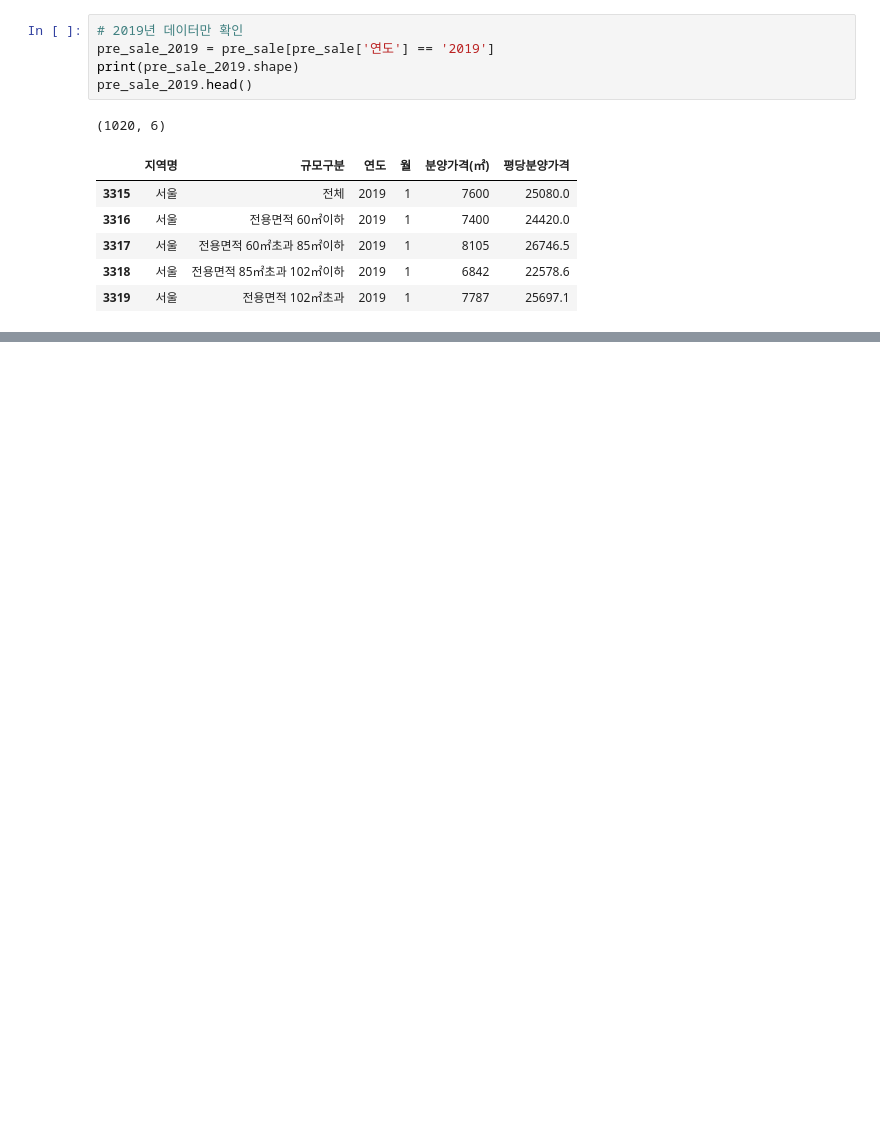
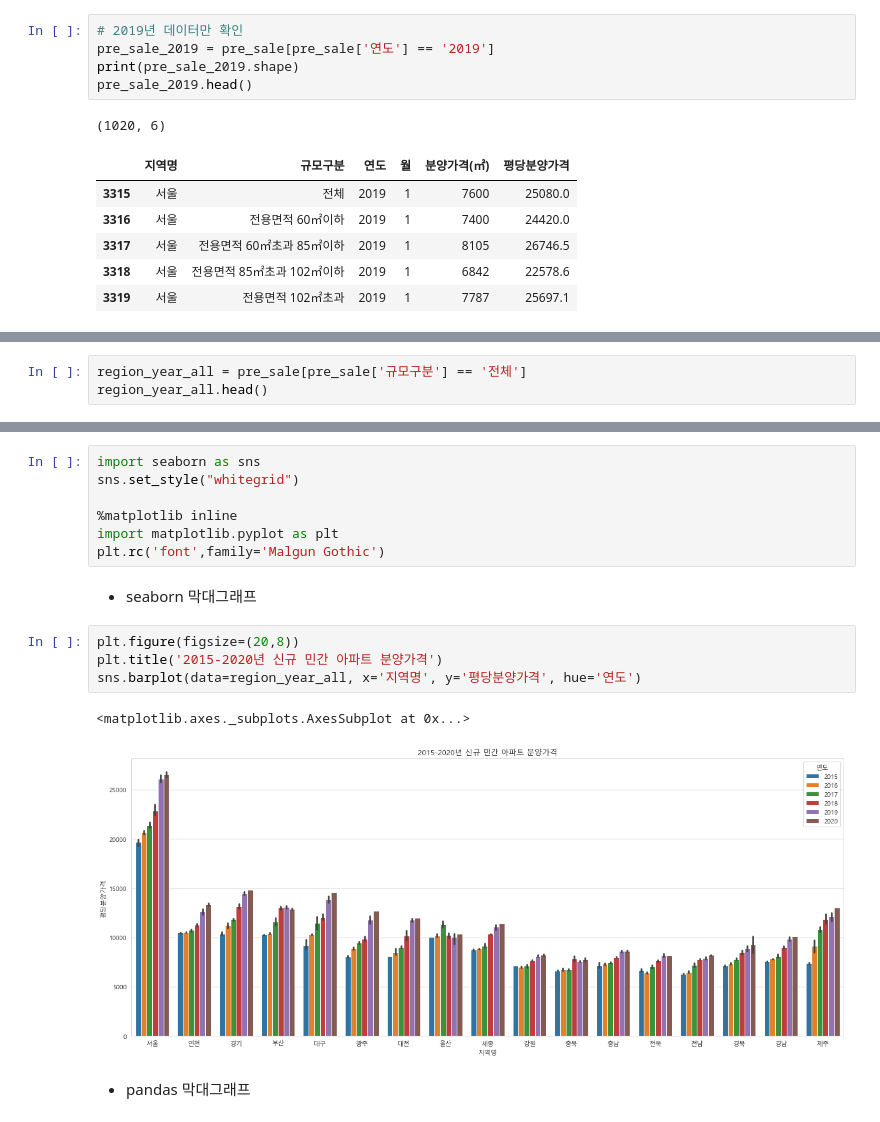
Before and after one commit to kamzzang/OpenDataAnalysis, a Jupyter notebook: Apt_presale_price_analysis.ipynb, the cells around one changed output, grey strips where cells are left out. Cells and saved outputs as stored; diff of their text form; blank space fills up the shorter version.

```diff
--- a/Apt_presale_price_analysis.ipynb
+++ b/Apt_presale_price_analysis.ipynb
@@ -179,0 +208,3 @@ Name: 지역명, dtype: int64
+# %%
+region_year_all = pre_sale[pre_sale['규모구분'] == '전체']
+region_year_all.head()
@@ -179,0 +277,18 @@ Name: 지역명, dtype: int64
+# %%
+import seaborn as sns
+sns.set_style("whitegrid")
+
+%matplotlib inline
+import matplotlib.pyplot as plt
+plt.rc('font',family='Malgun Gothic')
+# %% [markdown]
+* seaborn 막대그래프
+# %%
+plt.figure(figsize=(20,8))
+plt.title('2015-2020년 신규 민간 아파트 분양가격')
+sns.barplot(data=region_year_all, x='지역명', y='평당분양가격', hue='연도')
+# %% [output]
+<matplotlib.axes._subplots.AxesSubplot at 0x...>
+[figure, added]
+# %% [markdown]
+* pandas 막대그래프
```
Also changed, not shown: parts of 17 cells of this notebook.
